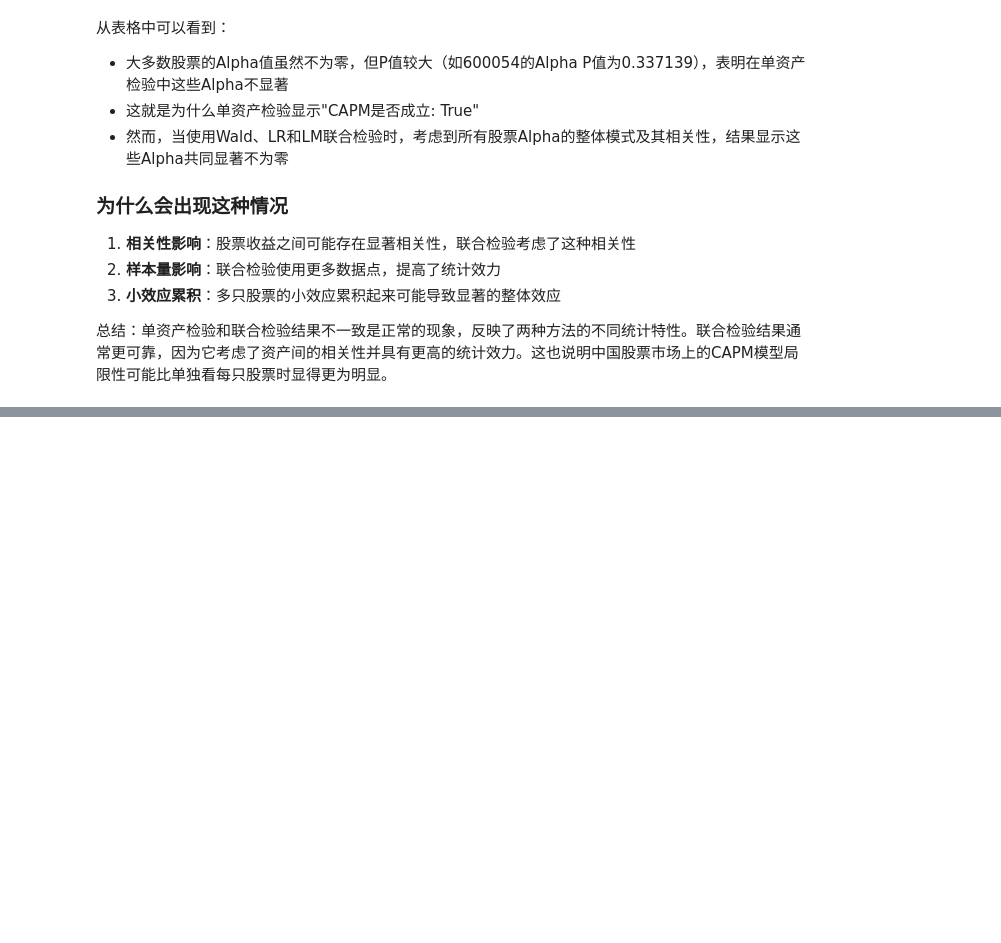
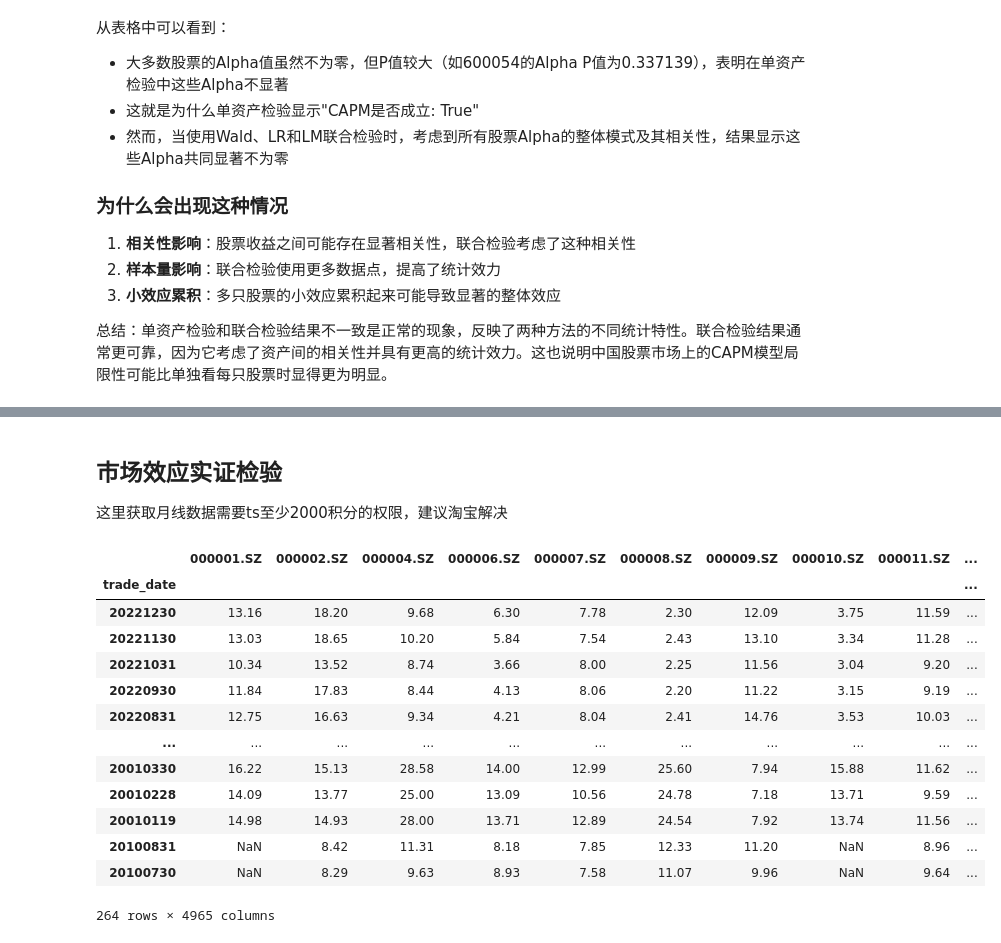
Before and after one commit to 1517005260/Financial-metrology, a Jupyter notebook: 大数据与金融计算/实验二/main.ipynb, the cells around one changed output, grey strips where cells are left out. Saved outputs shown, nothing was run; the diff lists cells and outputs as text; code cells hidden in the pictures; blank space fills up the shorter version.

```diff
--- a/大数据与金融计算/实验二/main.ipynb
+++ b/大数据与金融计算/实验二/main.ipynb
@@ -1911,0 +1380,4 @@ results = analyze_momentum_reversal(file_path1, file_path2, formation_periods, h
+# %% [markdown]
+## 市场效应实证检验
+
+这里获取月线数据需要ts至少2000积分的权限，建议淘宝解决
@@ -1911,0 +1393,59 @@ results = analyze_momentum_reversal(file_path1, file_path2, formation_periods, h
+# %%
+def get_monthly_data():
+    # 获取股票列表
+    stocks = pro.stock_basic(exchange='', list_status='L')
+    stock_list = stocks['ts_code'].tolist()
+
+    # 获取交易日历
+    trade_cal = pro.trade_cal(exchange='SSE', start_date='20010101', end_date='20221231')
+    monthly_dates = trade_cal[trade_cal['is_open']==1]['cal_date'].tolist()
+
+    # 按月获取最后一个交易日
+    monthly_end_dates = []
+    current_month = monthly_dates[0][:6]  # 年月YYYYMM
+    for date in monthly_dates:
+        if date[:6] != current_month:
+            monthly_end_dates.append(monthly_dates[monthly_dates.index(date)-1])
+            current_month = date[:6]
+    monthly_end_dates.append(monthly_dates[-1])  # 添加最后一个月
+
+    # 创建列表存储每只股票的数据框
+    stock_dfs = []
+
+    for stock in stock_list:
+        try:
+            df = pro.monthly(ts_code=stock, start_date='20010101', end_date='20221231')
+            if not df.empty:
+                # 将该股票的收盘价数据转为DataFrame并添加到列表
+                stock_df = df.set_index('trade_date')[['close']]
+                stock_df.columns = [stock]  # 将列名设为股票代码
+                stock_dfs.append(stock_df)
+        except:
+            continue
+
+    # 使用pd.concat一次性连接所有股票数据
+    if stock_dfs:
+        monthly_prices = pd.concat(stock_dfs, axis=1)
+    else:
+        monthly_prices = pd.DataFrame()
+
+    return monthly_prices
+
+# 获取月度收盘价数据
+monthly_prices = get_monthly_data()
+monthly_prices
+# %% [output]
+|  | 000001.SZ | 000002.SZ | 000004.SZ | 000006.SZ | 000007.SZ | 000008.SZ | 000009.SZ | 000010.SZ | 000011.SZ | ... |
+| trade_date |  |  |  |  |  |  |  |  |  | ... |
+| 20221230 | 13.16 | 18.20 | 9.68 | 6.30 | 7.78 | 2.30 | 12.09 | 3.75 | 11.59 | ... |
+| 20221130 | 13.03 | 18.65 | 10.20 | 5.84 | 7.54 | 2.43 | 13.10 | 3.34 | 11.28 | ... |
+| 20221031 | 10.34 | 13.52 | 8.74 | 3.66 | 8.00 | 2.25 | 11.56 | 3.04 | 9.20 | ... |
+| 20220930 | 11.84 | 17.83 | 8.44 | 4.13 | 8.06 | 2.20 | 11.22 | 3.15 | 9.19 | ... |
+| 20220831 | 12.75 | 16.63 | 9.34 | 4.21 | 8.04 | 2.41 | 14.76 | 3.53 | 10.03 | ... |
+| ... | ... | ... | ... | ... | ... | ... | ... | ... | ... | ... |
+| 20010330 | 16.22 | 15.13 | 28.58 | 14.00 | 12.99 | 25.60 | 7.94 | 15.88 | 11.62 | ... |
+| 20010228 | 14.09 | 13.77 | 25.00 | 13.09 | 10.56 | 24.78 | 7.18 | 13.71 | 9.59 | ... |
+| 20010119 | 14.98 | 14.93 | 28.00 | 13.71 | 12.89 | 24.54 | 7.92 | 13.74 | 11.56 | ... |
+| 20100831 | NaN | 8.42 | 11.31 | 8.18 | 7.85 | 12.33 | 11.20 | NaN | 8.96 | ... |
+| 20100730 | NaN | 8.29 | 9.63 | 8.93 | 7.58 | 11.07 | 9.96 | NaN | 9.64 | ... |
+264 rows × 4965 columns
```
Also changed, not shown: parts of 15 cells of this notebook, 3 other files.
